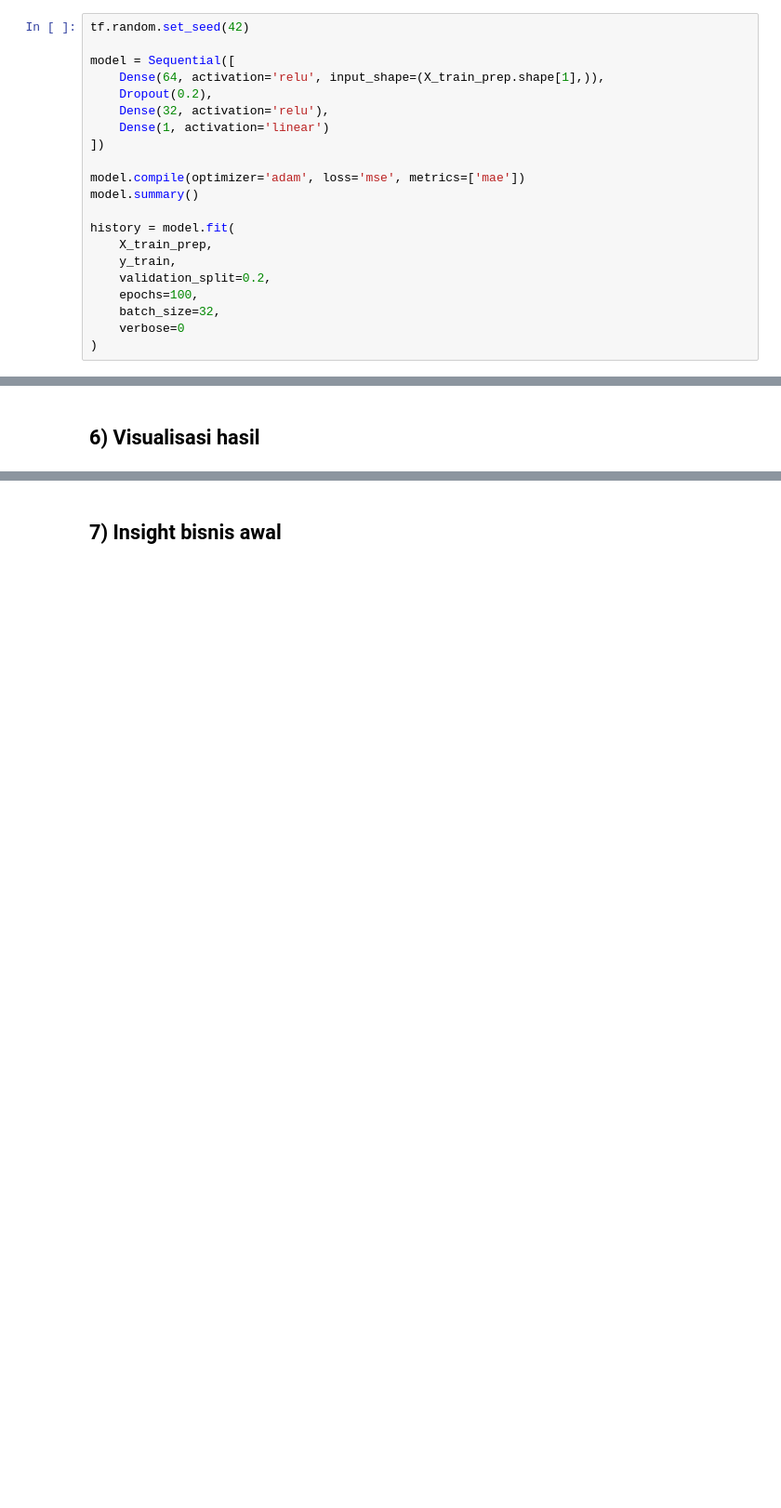
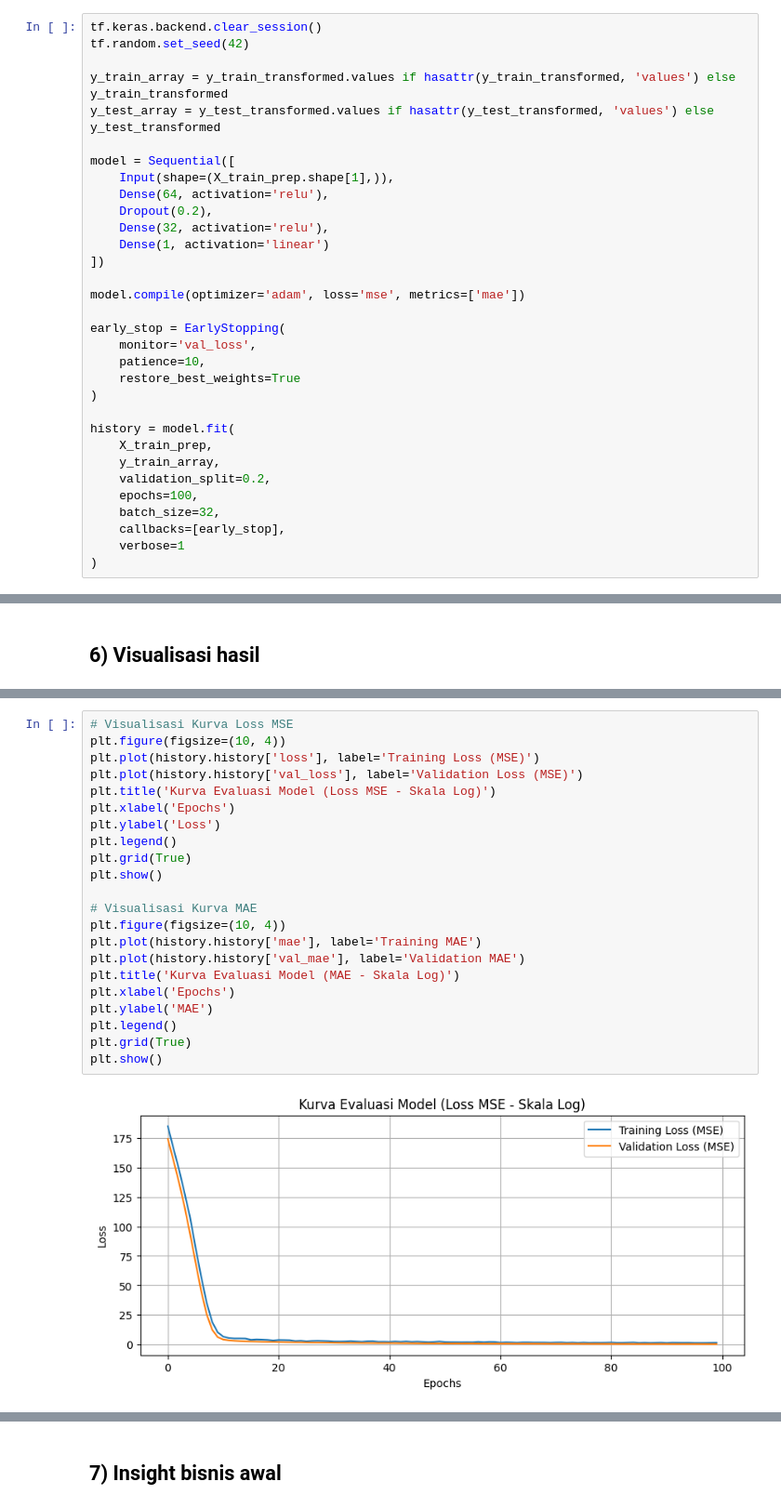
Before and after one commit to AriefMade/ANN_Prediksi_Pendapatan-dari-tipe-pelanggan, a Jupyter notebook: ANN_Business_Intelligence_Starter.ipynb, the cells around one changed output, grey strips where cells are left out. Shown at 93% size. Cells and saved outputs as stored; diff of their text form; blank space fills up the shorter version.

```diff
--- a/ANN_Business_Intelligence_Starter.ipynb
+++ b/ANN_Business_Intelligence_Starter.ipynb
@@ -95,23 +146,34 @@ print('Test shape  (setelah preprocessing):', X_test_prep.shape)
 # %% [markdown]
 ## 4) Bangun & latih model ANN (Keras/TensorFlow)
 # %%
+tf.keras.backend.clear_session()
 tf.random.set_seed(42)
 
+y_train_array = y_train_transformed.values if hasattr(y_train_transformed, 'values') else y_train_transformed
+y_test_array = y_test_transformed.values if hasattr(y_test_transformed, 'values') else y_test_transformed
+
 model = Sequential([
-    Dense(64, activation='relu', input_shape=(X_train_prep.shape[1],)),
+    Input(shape=(X_train_prep.shape[1],)),
+    Dense(64, activation='relu'),
     Dropout(0.2),
     Dense(32, activation='relu'),
     Dense(1, activation='linear')
 ])
 
 model.compile(optimizer='adam', loss='mse', metrics=['mae'])
-model.summary()
+
+early_stop = EarlyStopping(
+    monitor='val_loss',
+    patience=10,
+    restore_best_weights=True
+)
 
 history = model.fit(
     X_train_prep,
-    y_train,
+    y_train_array,
     validation_split=0.2,
     epochs=100,
     batch_size=32,
-    verbose=0
+    callbacks=[early_stop],
+    verbose=1
 )
@@ -151,0 +250,24 @@ plt.show()
+# %%
+# Visualisasi Kurva Loss MSE
+plt.figure(figsize=(10, 4))
+plt.plot(history.history['loss'], label='Training Loss (MSE)')
+plt.plot(history.history['val_loss'], label='Validation Loss (MSE)')
+plt.title('Kurva Evaluasi Model (Loss MSE - Skala Log)')
+plt.xlabel('Epochs')
+plt.ylabel('Loss')
+plt.legend()
+plt.grid(True)
+plt.show()
+
+# Visualisasi Kurva MAE
+plt.figure(figsize=(10, 4))
+plt.plot(history.history['mae'], label='Training MAE')
+plt.plot(history.history['val_mae'], label='Validation MAE')
+plt.title('Kurva Evaluasi Model (MAE - Skala Log)')
+plt.xlabel('Epochs')
+plt.ylabel('MAE')
+plt.legend()
+plt.grid(True)
+plt.show()
+# %% [output]
+[figure, added]
```
Also changed, not shown: parts of 8 cells of this notebook, 1 other file.
